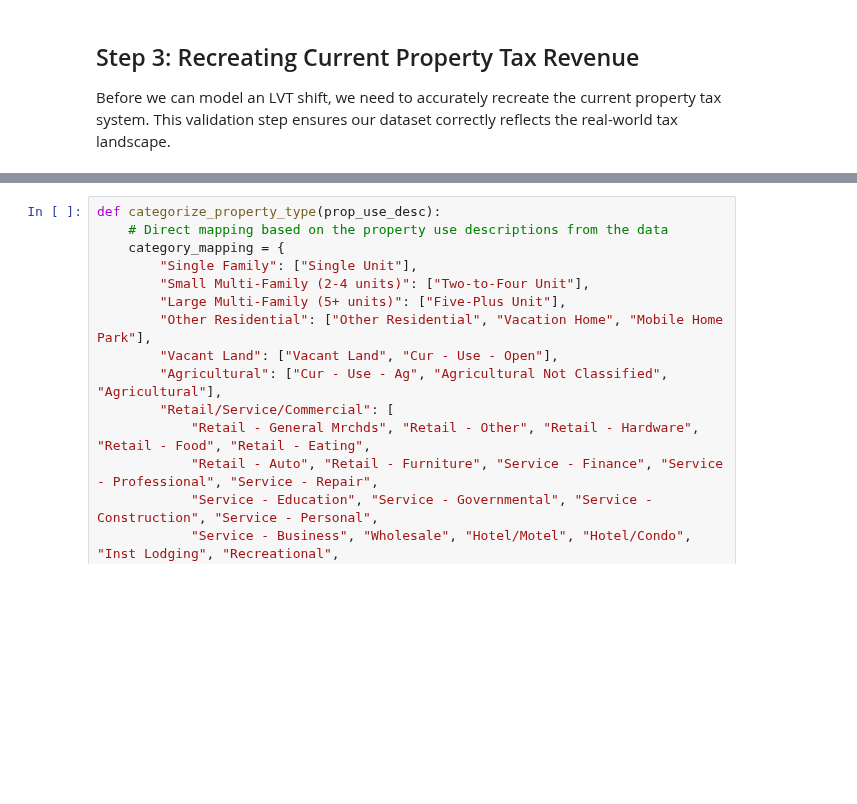
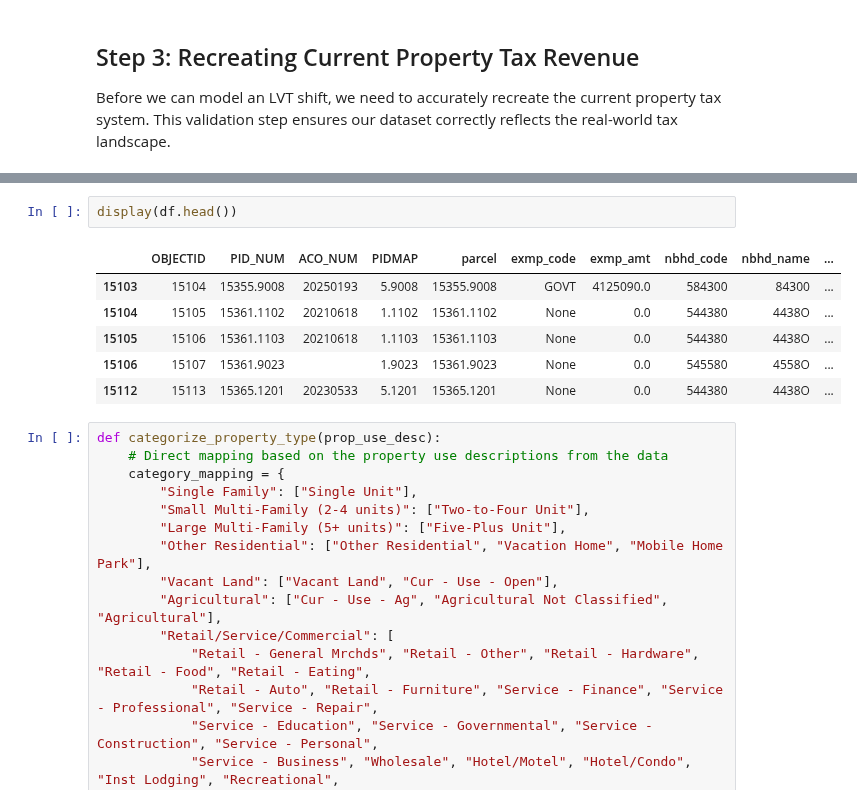
Before and after one commit to gregmiller00/LVTShift, a Jupyter notebook: examples/spokane.ipynb, the cells around one changed output, grey strips where cells are left out. Drawn from its saved outputs; the diff is of its cells as text; blank space fills up the shorter version.

```diff
--- a/examples/spokane.ipynb
+++ b/examples/spokane.ipynb
@@ -661,3 +1018,12 @@ Calculated millage_rate: 2.0068
+# %%
+display(df.head())
+# %% [output]
+|  | OBJECTID | PID_NUM | ACO_NUM | PIDMAP | parcel | exmp_code | exmp_amt | nbhd_code | nbhd_name | ... |
+| 15103 | 15104 | 15355.9008 | 20250193 | 5.9008 | 15355.9008 | GOVT | 4125090.0 | 584300 | 84300 | ... |
+| 15104 | 15105 | 15361.1102 | 20210618 | 1.1102 | 15361.1102 | None | 0.0 | 544380 | 4438O | ... |
+| 15105 | 15106 | 15361.1103 | 20210618 | 1.1103 | 15361.1103 | None | 0.0 | 544380 | 4438O | ... |
+| 15106 | 15107 | 15361.9023 |  | 1.9023 | 15361.9023 | None | 0.0 | 545580 | 4558O | ... |
+| 15112 | 15113 | 15365.1201 | 20230533 | 5.1201 | 15365.1201 | None | 0.0 | 544380 | 4438O | ... |
 # %%
 def categorize_property_type(prop_use_desc):
     # Direct mapping based on the property use descriptions from the data
```
Also changed, not shown: parts of 37 cells of this notebook, 3 other files.
